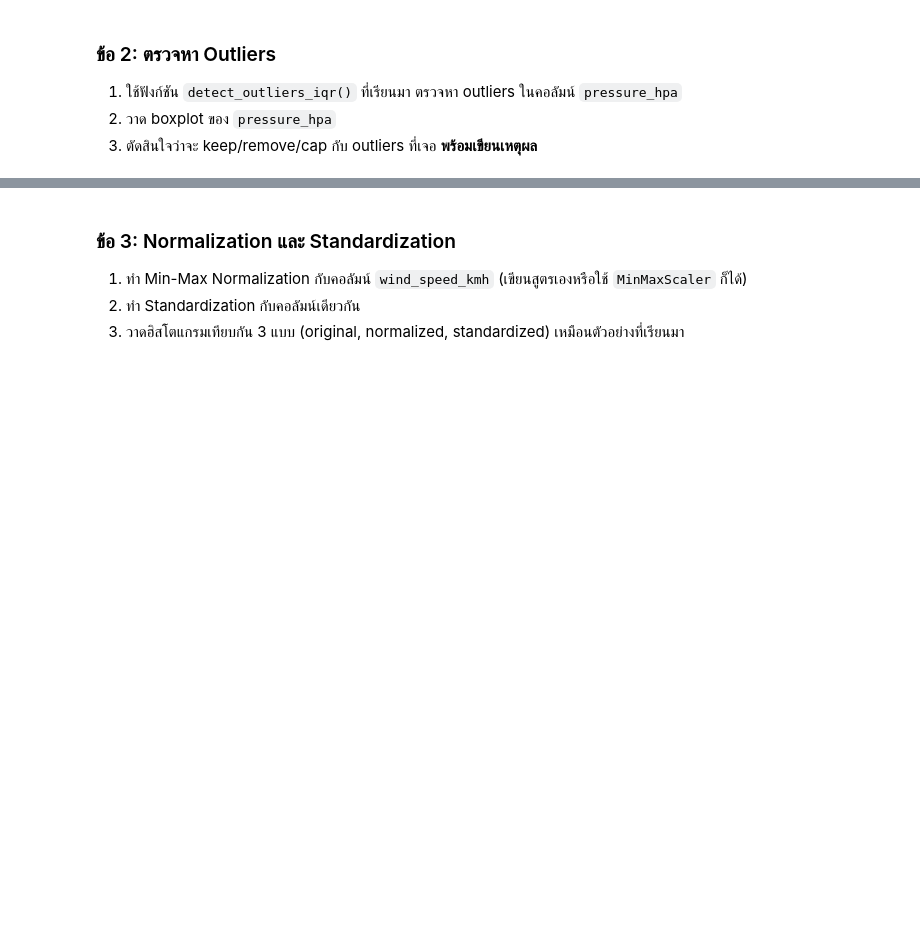
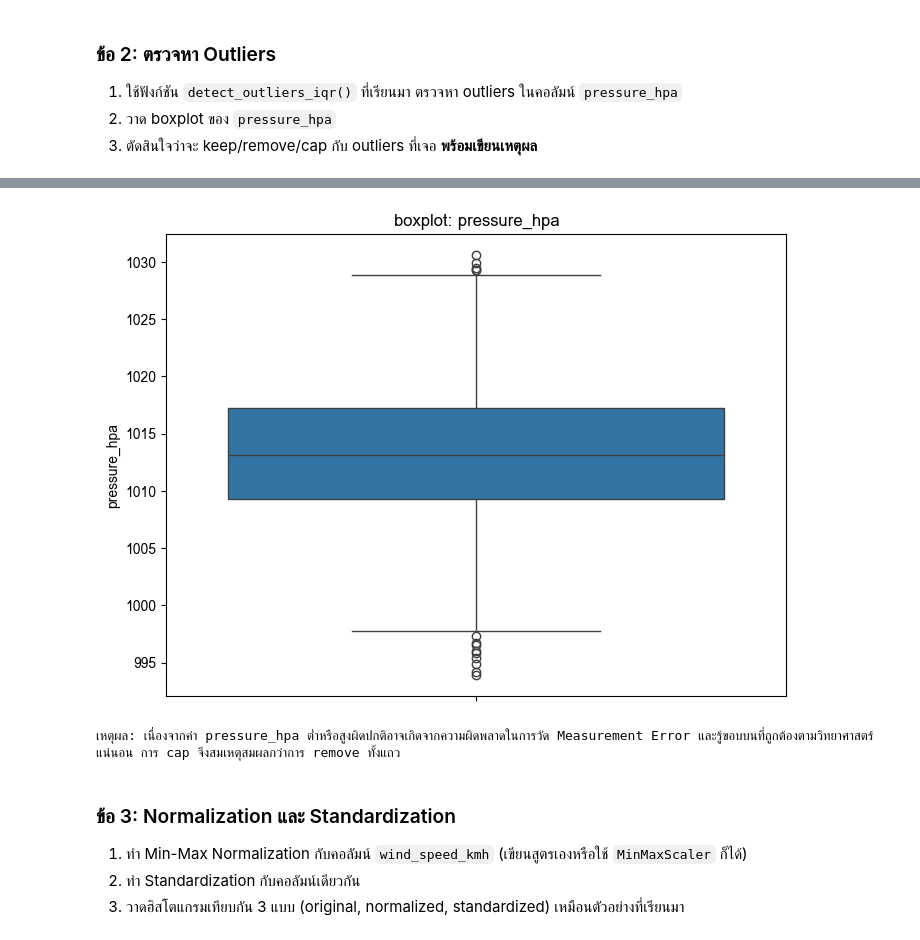
Before and after one commit to supitchaya-dear/SC612104_683020597-1, a Jupyter notebook: SC612104_Session10_Data_Cleaning.ipynb, the cells around one changed output, grey strips where cells are left out. Drawn from its saved outputs; the diff is of its cells as text; code cells hidden in the pictures; blank space fills up the shorter version.

```diff
--- a/SC612104_Session10_Data_Cleaning.ipynb
+++ b/SC612104_Session10_Data_Cleaning.ipynb
@@ -908,3 +1225,23 @@ NameError: name 'df_ex' is not defined
+# %%
+#ข้อ 2
+plt.figure(figsize=(8,6))
+sns.boxplot(data=df_ex, y="pressure_hpa")
+plt.title("boxplot: pressure_hpa")
+plt.show()
+# %% [output]
+[figure, added]
+# %%
+#ข้อ 3
+Q1 = df_ex["pressure_hpa"].quantile(0.25)
+Q3 = df_ex["pressure_hpa"].quantile(0.75)
+IQR = Q3 - Q1
+lower_bound = Q1 - 1.5 *IQR
+upper_bound = Q3 + 1.5 *IQR
+
+df_ex["pressure_hpa"] = df_ex["pressure_hpa"].clip(lower=lower_bound, upper=upper_bound)
+print(f"เหตุผล: เนื่องจากค่า pressure_hpa ต่ำหรือสูงผิดปกติอาจเกิดจากความผิดพลาดในการวัด Measurement Error และรู้ขอบบนที่ถูกต้องตามวิทยาศาสตร์แน่นอน การ cap จึงสมเหตุสมผลกว่าการ remove ทั้งแถว")
+# %% [output]
+เหตุผล: เนื่องจากค่า pressure_hpa ต่ำหรือสูงผิดปกติอาจเกิดจากความผิดพลาดในการวัด Measurement Error และรู้ขอบบนที่ถูกต้องตามวิทยาศาสตร์แน่นอน การ cap จึงสมเหตุสมผลกว่าการ remove ทั้งแถว
 # %% [markdown]
 ### ข้อ 3: Normalization และ Standardization
 1. ทำ Min-Max Normalization กับคอลัมน์ `wind_speed_kmh` (เขียนสูตรเองหรือใช้ `MinMaxScaler` ก็ได้)
```
Also changed, not shown: parts of 38 cells of this notebook.
